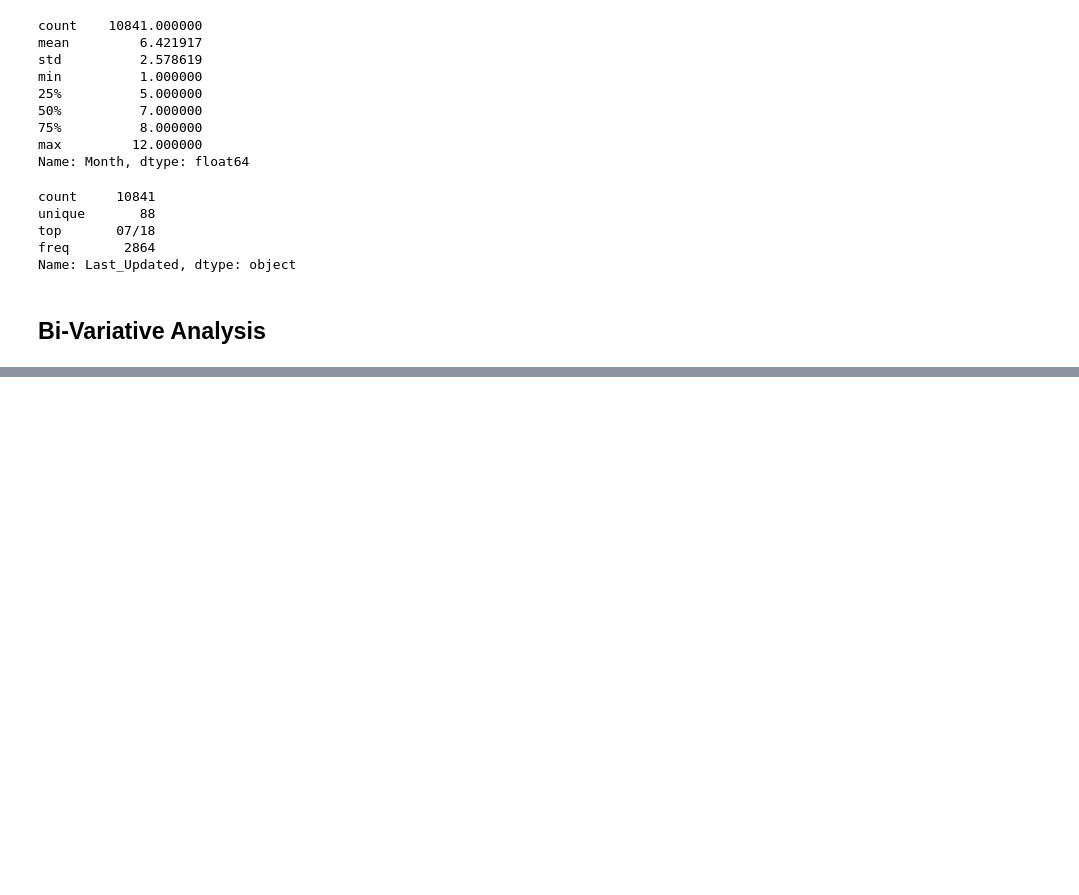
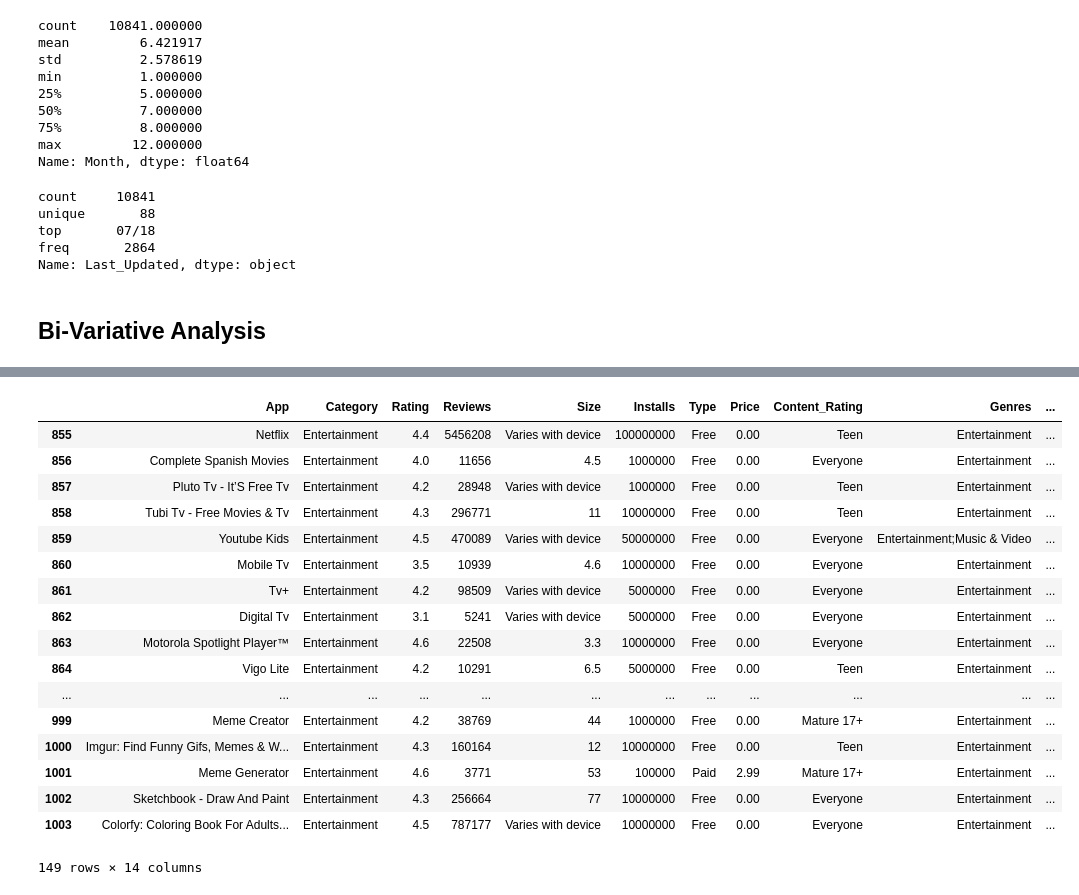
Before and after one commit to JayCarrLTD/google-play-store-apps, a Jupyter notebook: Google Play-Analysis.ipynb, the cells around one changed output, grey strips where cells are left out. Cells and saved outputs as stored; diff of their text form; code cells hidden in the pictures; blank space fills up the shorter version.

```diff
--- a/Google Play-Analysis.ipynb
+++ b/Google Play-Analysis.ipynb
@@ -311,0 +297,21 @@ play.groupby(['Category','Rating']).count()
+# %%
+play[play['Category']=='Entertainment']
+# %% [output]
+|  | App | Category | Rating | Reviews | Size | Installs | Type | Price | Content_Rating | Genres | ... |
+| 855 | Netflix | Entertainment | 4.4 | 5456208 | Varies with device | 100000000 | Free | 0.00 | Teen | Entertainment | ... |
+| 856 | Complete Spanish Movies | Entertainment | 4.0 | 11656 | 4.5 | 1000000 | Free | 0.00 | Everyone | Entertainment | ... |
+| 857 | Pluto Tv - It’S Free Tv | Entertainment | 4.2 | 28948 | Varies with device | 1000000 | Free | 0.00 | Teen | Entertainment | ... |
+| 858 | Tubi Tv - Free Movies & Tv | Entertainment | 4.3 | 296771 | 11 | 10000000 | Free | 0.00 | Teen | Entertainment | ... |
+| 859 | Youtube Kids | Entertainment | 4.5 | 470089 | Varies with device | 50000000 | Free | 0.00 | Everyone | Entertainment;Music & Video | ... |
+| 860 | Mobile Tv | Entertainment | 3.5 | 10939 | 4.6 | 10000000 | Free | 0.00 | Everyone | Entertainment | ... |
+| 861 | Tv+ | Entertainment | 4.2 | 98509 | Varies with device | 5000000 | Free | 0.00 | Everyone | Entertainment | ... |
+| 862 | Digital Tv | Entertainment | 3.1 | 5241 | Varies with device | 5000000 | Free | 0.00 | Everyone | Entertainment | ... |
+| 863 | Motorola Spotlight Player™ | Entertainment | 4.6 | 22508 | 3.3 | 10000000 | Free | 0.00 | Everyone | Entertainment | ... |
+| 864 | Vigo Lite | Entertainment | 4.2 | 10291 | 6.5 | 5000000 | Free | 0.00 | Teen | Entertainment | ... |
+| ... | ... | ... | ... | ... | ... | ... | ... | ... | ... | ... | ... |
+| 999 | Meme Creator | Entertainment | 4.2 | 38769 | 44 | 1000000 | Free | 0.00 | Mature 17+ | Entertainment | ... |
+| 1000 | Imgur: Find Funny Gifs, Memes & W... | Entertainment | 4.3 | 160164 | 12 | 10000000 | Free | 0.00 | Teen | Entertainment | ... |
+| 1001 | Meme Generator | Entertainment | 4.6 | 3771 | 53 | 100000 | Paid | 2.99 | Mature 17+ | Entertainment | ... |
+| 1002 | Sketchbook - Draw And Paint | Entertainment | 4.3 | 256664 | 77 | 10000000 | Free | 0.00 | Everyone | Entertainment | ... |
+| 1003 | Colorfy: Coloring Book For Adults... | Entertainment | 4.5 | 787177 | Varies with device | 10000000 | Free | 0.00 | Everyone | Entertainment | ... |
+149 rows × 14 columns
```
Also changed, not shown: parts of 4 cells of this notebook.
